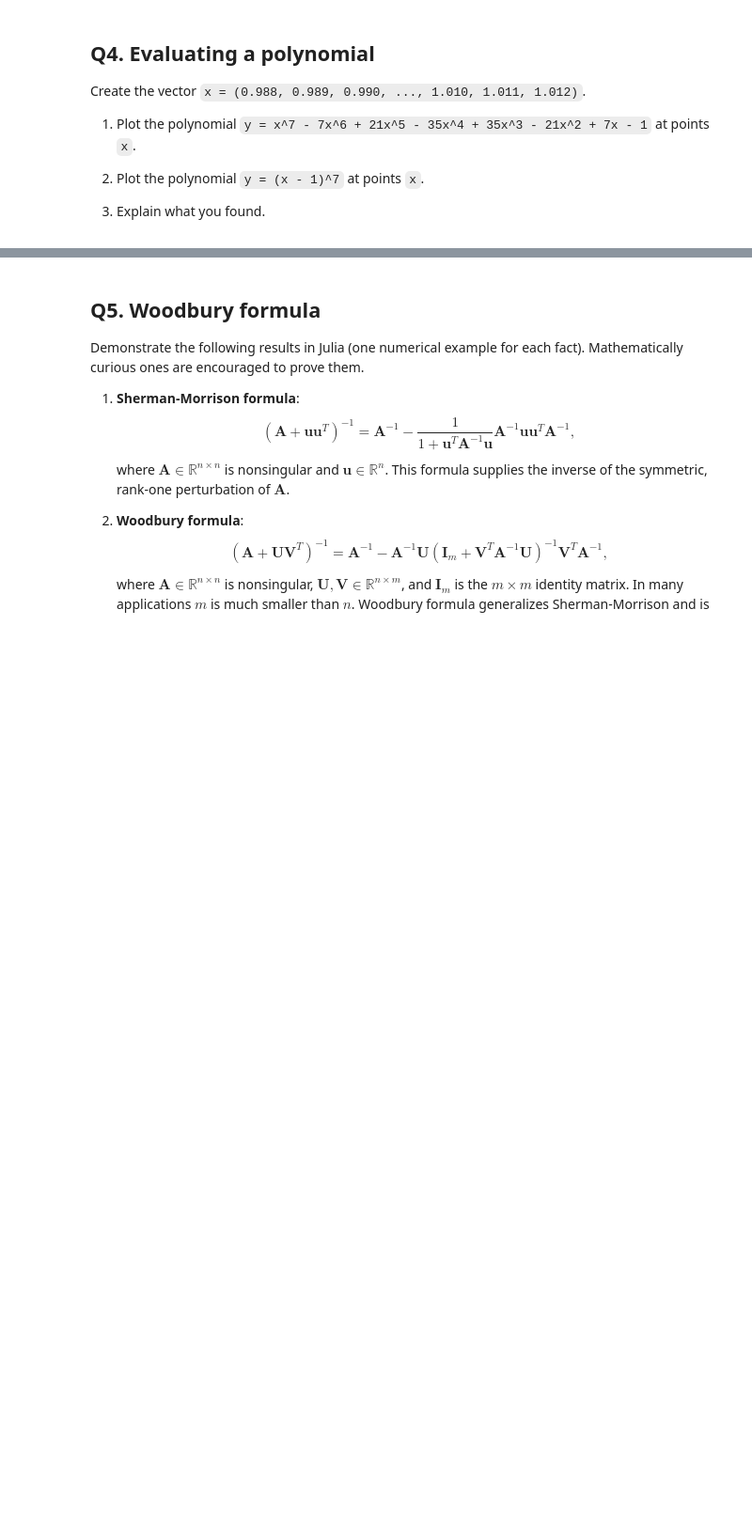
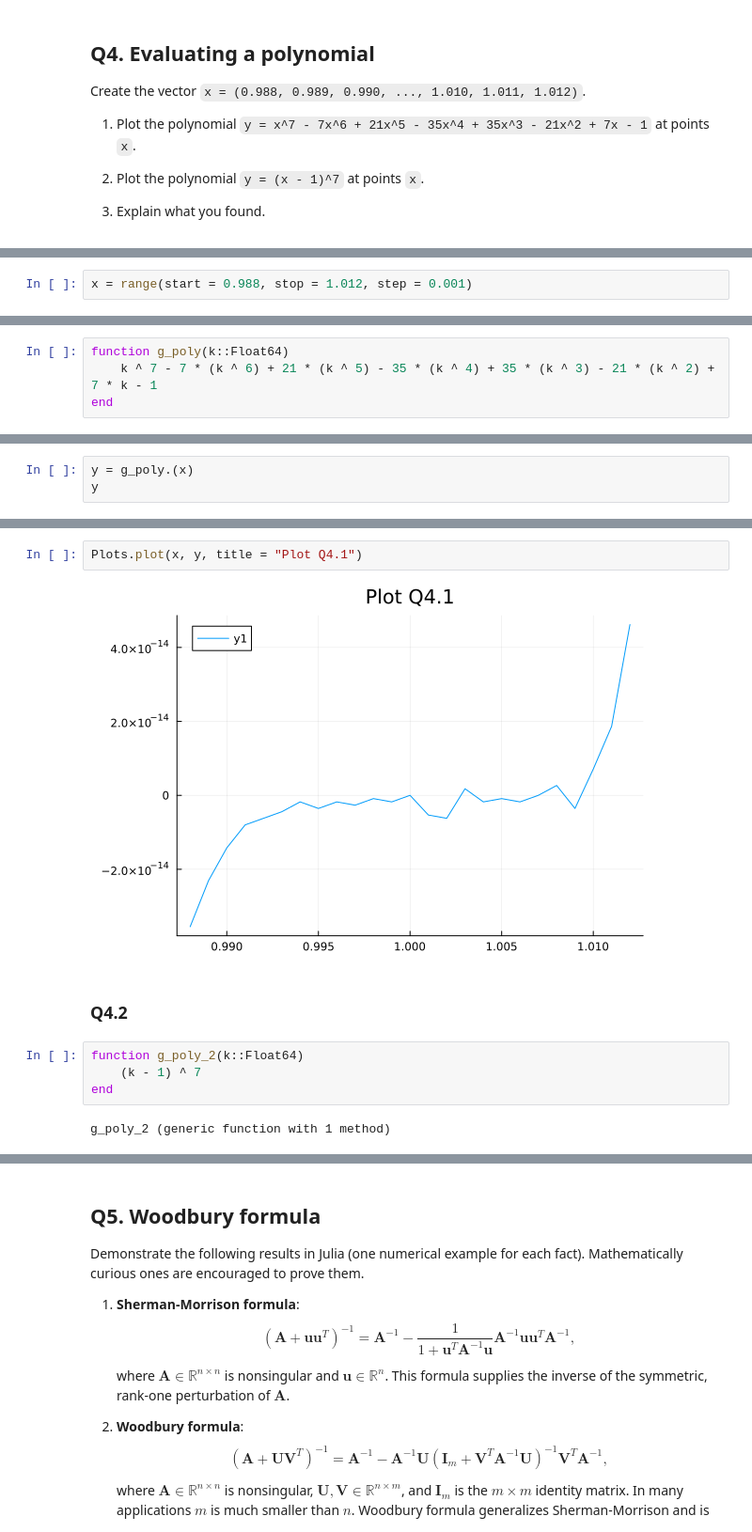
Before and after one commit to yanlongbai975/biostat-m257-2024-spring, a Jupyter notebook: hw1/hw01.ipynb, the cells around one changed output, grey strips where cells are left out. Shown: that part at 94% size. Saved outputs shown, nothing was run; the diff lists cells and outputs as text; blank space fills up the shorter version.

```diff
--- a/hw1/hw01.ipynb
+++ b/hw1/hw01.ipynb
@@ -361,0 +397,2 @@ Create the vector `x = (0.988, 0.989, 0.990, ..., 1.010, 1.011, 1.012)`.
+# %%
+x = range(start = 0.988, stop = 1.012, step = 0.001)
@@ -361,0 +401,4 @@ Create the vector `x = (0.988, 0.989, 0.990, ..., 1.010, 1.011, 1.012)`.
+# %%
+function g_poly(k::Float64)
+    k ^ 7 - 7 * (k ^ 6) + 21 * (k ^ 5) - 35 * (k ^ 4) + 35 * (k ^ 3) - 21 * (k ^ 2) + 7 * k - 1
+end
@@ -361,0 +407,3 @@ Create the vector `x = (0.988, 0.989, 0.990, ..., 1.010, 1.011, 1.012)`.
+# %%
+y = g_poly.(x)
+y
@@ -361,0 +428,12 @@ Create the vector `x = (0.988, 0.989, 0.990, ..., 1.010, 1.011, 1.012)`.
+# %%
+Plots.plot(x, y, title = "Plot Q4.1")
+# %% [output]
+[figure, added]
+# %% [markdown]
+### Q4.2
+# %%
+function g_poly_2(k::Float64)
+    (k - 1) ^ 7
+end
+# %% [output]
+g_poly_2 (generic function with 1 method)
```
Also changed, not shown: parts of 28 cells of this notebook, 1 other file.
